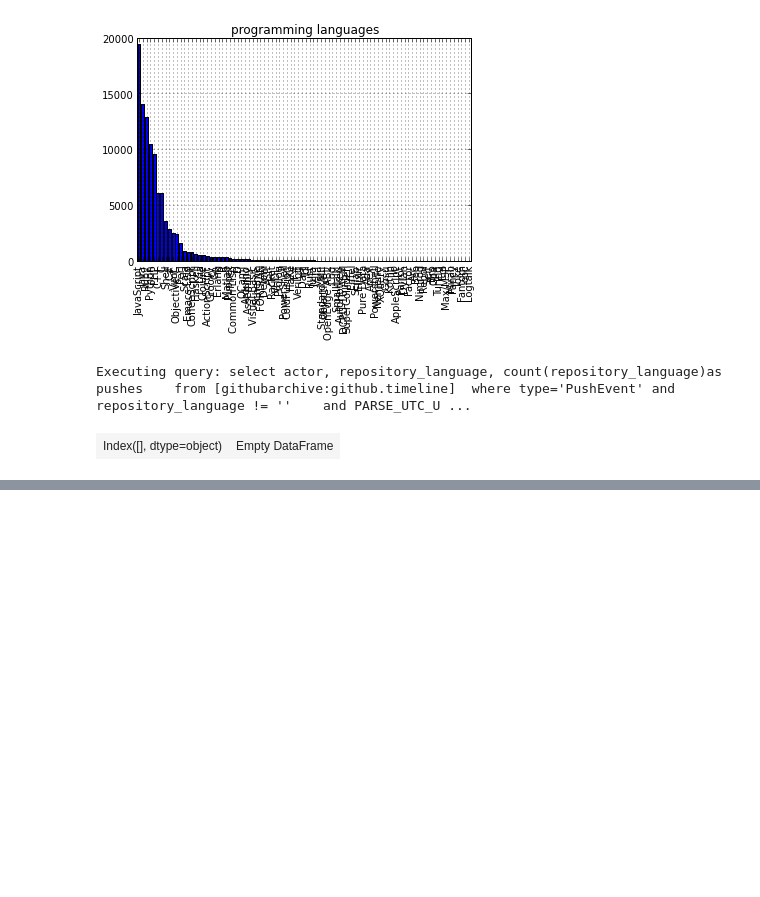
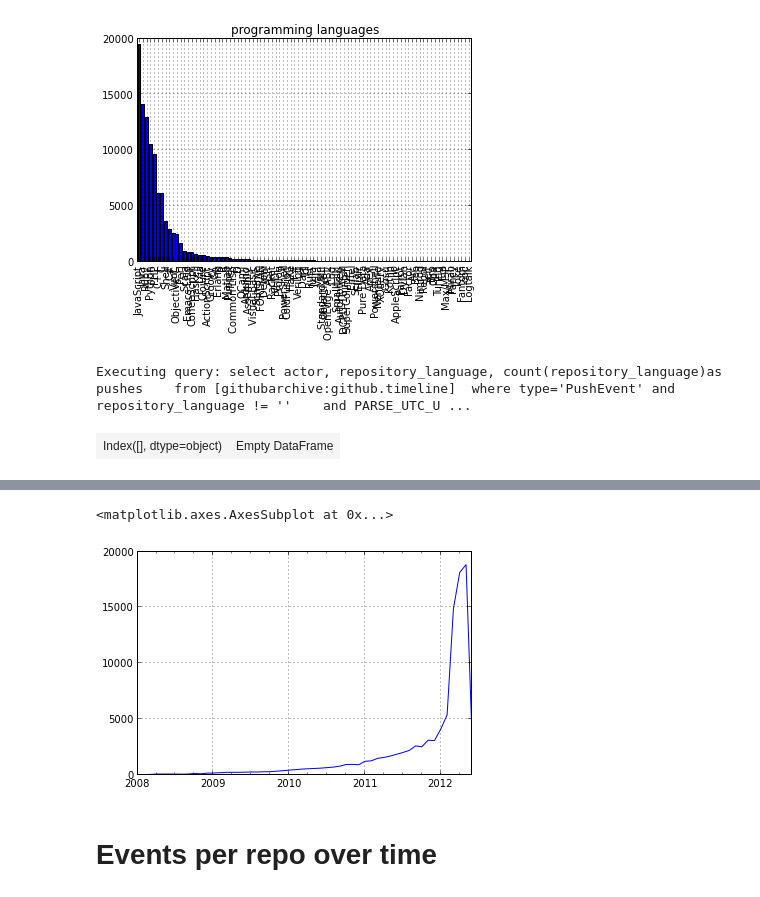
Before and after one commit to metacommunities/metacommunities, a Jupyter notebook: google_big_query_experiments.ipynb, the cells around one changed output, grey strips where cells are left out. Saved outputs shown, nothing was run; the diff lists cells and outputs as text; code cells hidden in the pictures; blank space fills up the shorter version.

```diff
--- a/google_big_query_experiments.ipynb
+++ b/google_big_query_experiments.ipynb
@@ -43,0 +91,9 @@ results_2011_df
+# %%
+#only if loading locally
+resdf = pn.DataFrame.from_csv('data/repos_created_100k.csv')
+# %%
+series = pn.TimeSeries(data = resdf['repository_name'])
+dti = pn.DatetimeIndex(resdf['date'])
+# %%
+series.index = dti
+series.head()
@@ -43,0 +130,3 @@ results_2011_df
+# %%
+ds = series.to_period(freq='D')
+ds.shape
@@ -43,0 +156,8 @@ results_2011_df
+# %%
+by_months = ds.resample('m', how='count')
+by_months.plot(kind='line', label='repositories created by months')
+# %% [output]
+<matplotlib.axes.AxesSubplot at 0x...>
+[figure, added]
+# %% [markdown]
+# Events per repo over time
```
Also changed, not shown: parts of 19 cells of this notebook, 2 other files.
